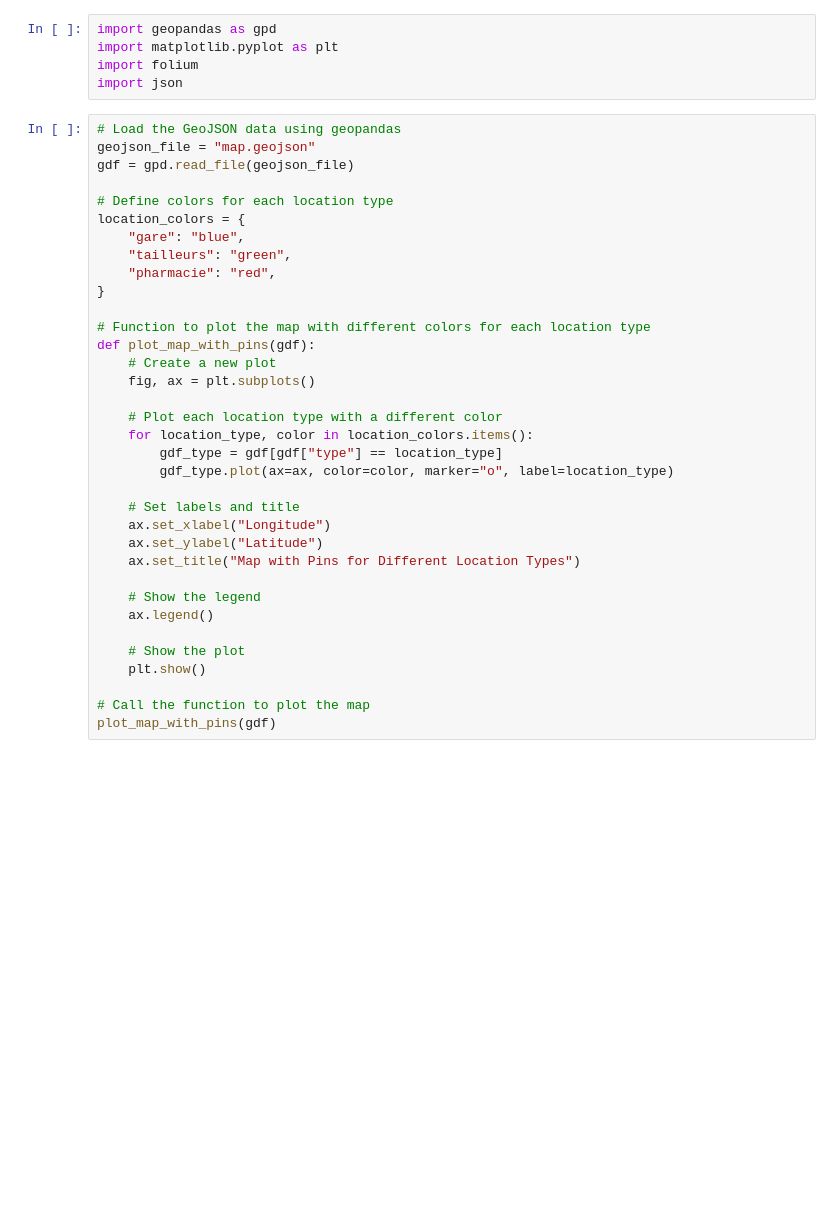
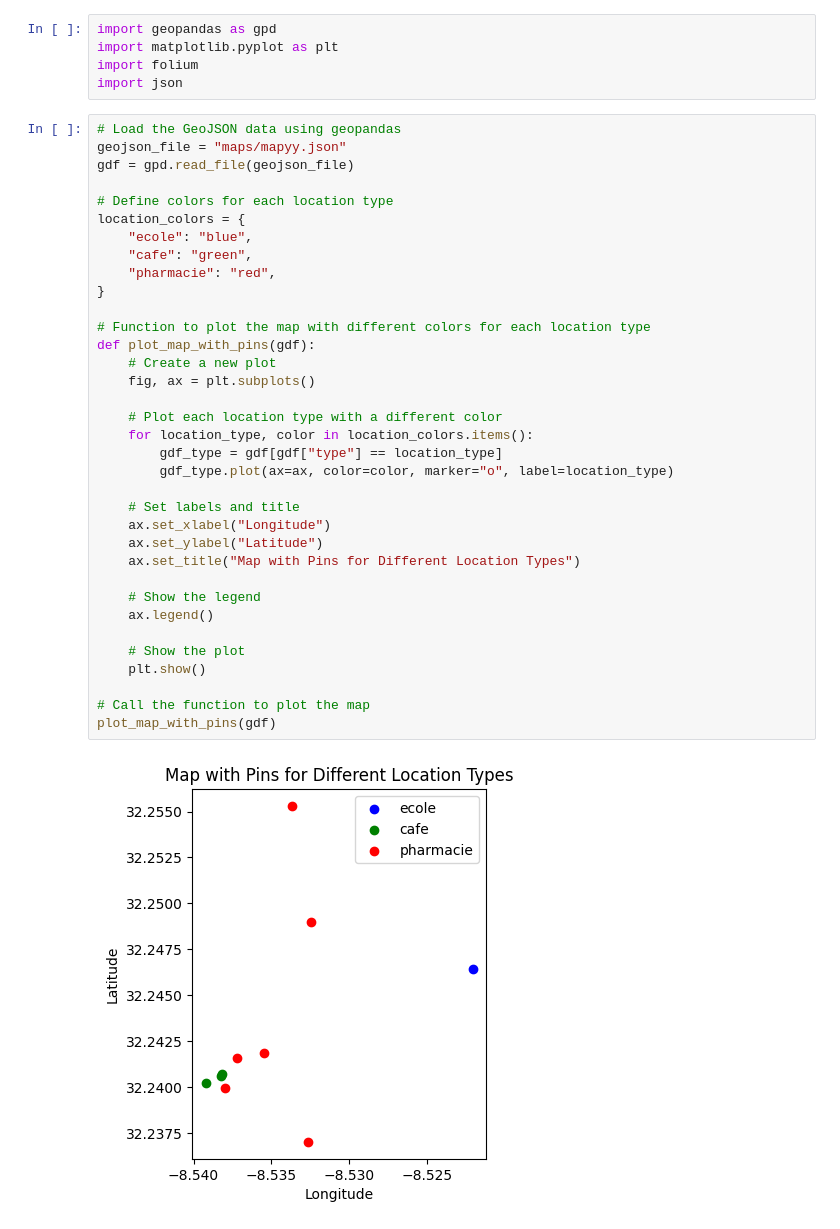
Before and after one commit to yaserrati/carte_de_la_ville_de_Youssoufia, a Jupyter notebook: carte de la ville de Youssoufia.ipynb, the cells around one changed output. Saved outputs shown, nothing was run; the diff lists cells and outputs as text; blank space fills up the shorter version.

```diff
--- a/carte de la ville de Youssoufia.ipynb
+++ b/carte de la ville de Youssoufia.ipynb
@@ -400,36 +5,38 @@ import folium
 import json
 # %%
 # Load the GeoJSON data using geopandas
-geojson_file = "map.geojson"
+geojson_file = "maps/mapyy.json"
 gdf = gpd.read_file(geojson_file)
 
 # Define colors for each location type
 location_colors = {
-    "gare": "blue",
-    "tailleurs": "green",
+    "ecole": "blue",
+    "cafe": "green",
     "pharmacie": "red",
 }
 
 # Function to plot the map with different colors for each location type
 def plot_map_with_pins(gdf):
     # Create a new plot
     fig, ax = plt.subplots()
 
     # Plot each location type with a different color
     for location_type, color in location_colors.items():
         gdf_type = gdf[gdf["type"] == location_type]
         gdf_type.plot(ax=ax, color=color, marker="o", label=location_type)
 
     # Set labels and title
     ax.set_xlabel("Longitude")
     ax.set_ylabel("Latitude")
     ax.set_title("Map with Pins for Different Location Types")
 
     # Show the legend
     ax.legend()
 
     # Show the plot
     plt.show()
 
 # Call the function to plot the map
 plot_map_with_pins(gdf)
+# %% [output]
+[figure, added]
```
Also changed, not shown: parts of 6 cells of this notebook, 3 other files.
